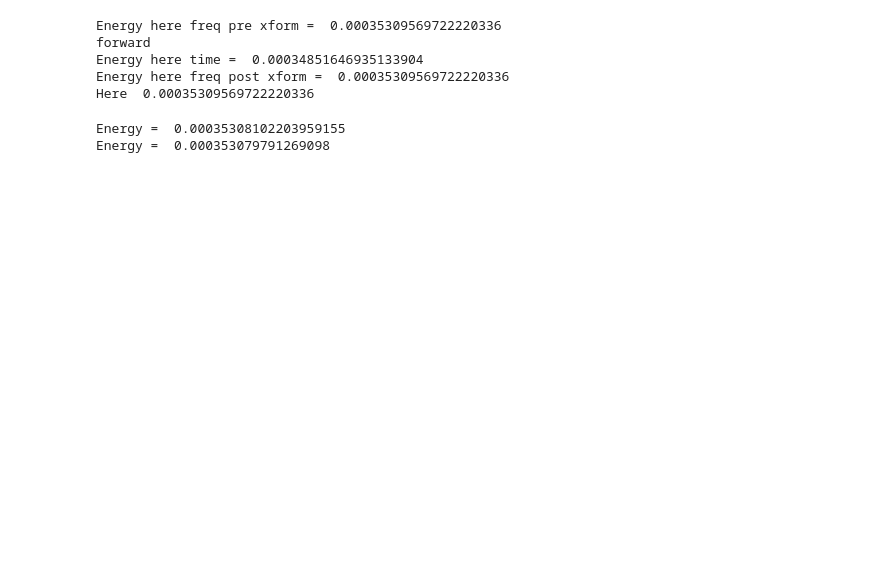
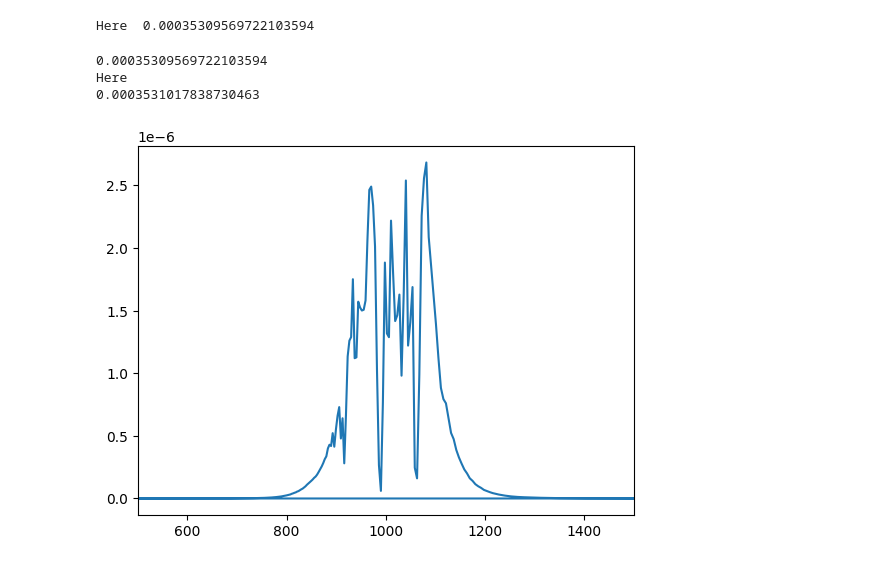
Before and after one commit to MattBainLCLS/laser_tools, a Jupyter notebook: example.ipynb, the cells around one changed output. Drawn from its saved outputs; the diff is of its cells as text; code cells hidden in the pictures; blank space fills up the shorter version.

```diff
--- a/example.ipynb
+++ b/example.ipynb
@@ -7,7 +7,7 @@ from scipy.interpolate import CubicSpline
 
 from laser_tools import pulse, goggles
 # %%
-spectrum_data = np.loadtxt("/Users/mattbain/OneDrive - SLAC National Accelerator Laboratory/Laser Safety/Heinz_Lab/SOP_2025/ASC_400_uJ_Carbide_MPC_static.csv", delimiter=",")
+spectrum_data = np.loadtxt("/Users/mattbain/OneDrive - SLAC National Accelerator Laboratory/Laser Safety/Heinz_Lab/SOP_2025/ASC_400_uJ_Carbide_MPC_static.csv", delimiter=",", encoding='utf-8-sig')
 
 spectrum_wavelengths = spectrum_data[:,0]
 spectrum_intensities = spectrum_data[:,1]
@@ -16,19 +16,40 @@ mypulse = pulse.from_spectrum(spectrum_wavelengths, spectrum_intensities, 8192,
 
 print("Here ", mypulse.energy)
 # %% [output]
-Energy here freq pre xform =  0.00035309569722220336
-forward
-Energy here time =  0.00034851646935133904
-Energy here freq post xform =  0.00035309569722220336
-Here  0.00035309569722220336
+Here  0.00035309569722103594
-# %%
-print("Energy = ", np.trapezoid(spectrum_intensities, x = spectrum_wavelengths))
-
-spectrum_frequency = np.flip(np.divide(const.c, spectrum_wavelengths))
-intensities = np.flip(spectrum_intensities)
-intensities = intensities * (np.divide(const.c, np.power(spectrum_frequency, 2)))
-
-print("Energy = ", np.trapezoid(intensities, x = spectrum_frequency))
-# %% [output]
-Energy =  0.00035308102203959155
-Energy =  0.000353079791269098
+# %%
+spec_data = mypulse.get_spectrum('Hz')
+
+print(np.trapezoid(spec_data["intensities"],x=spec_data["xvals"]))
+
+import scipy.constants as const
+
+#hzax = mypulse.frequency_axis
+#ghzax = hzax*1E9
+
+#nms = np.divide(const.c, ghzax)
+#print(ms)
+#plt.plot(mypulse.frequency_axis, ms)
+#plt.show()
+spec_data_nm = mypulse.get_spectrum('nm')
+
+#print(spec_data_nm["xvals"][:-2])
+
+#x = np.linspace(0, len(spec_data_nm["xvals"]), len(spec_data_nm["xvals"]))
+
+#plt.scatter(x[:-2], spec_data_nm["xvals"][:-2])
+#plt.ylim([4E-8, 0])
+#plt.show()
+
+print(np.trapezoid(spec_data_nm["intensities"] ,x=spec_data_nm["xvals"]))
+
+#print(np.trapezoid(np.divide(spec_data_nm["intensities"], 1) ,x=(spec_data_nm["xvals"])))
+
+plt.plot(spec_data_nm["xvals"], spec_data_nm["intensities"])
+plt.xlim([500, 1500])
+plt.show()
+# %% [output]
+0.00035309569722103594
+Here
+0.0003531017838730463
+[figure, added]
```
Also changed, not shown: parts of 2 cells of this notebook, 1 other file.
